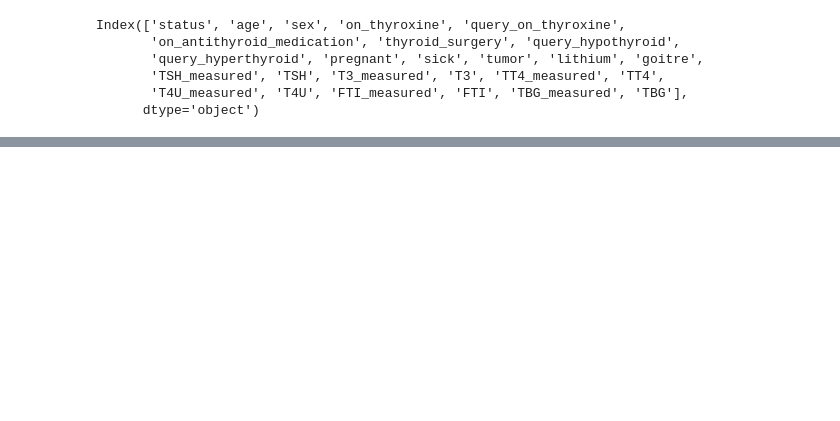
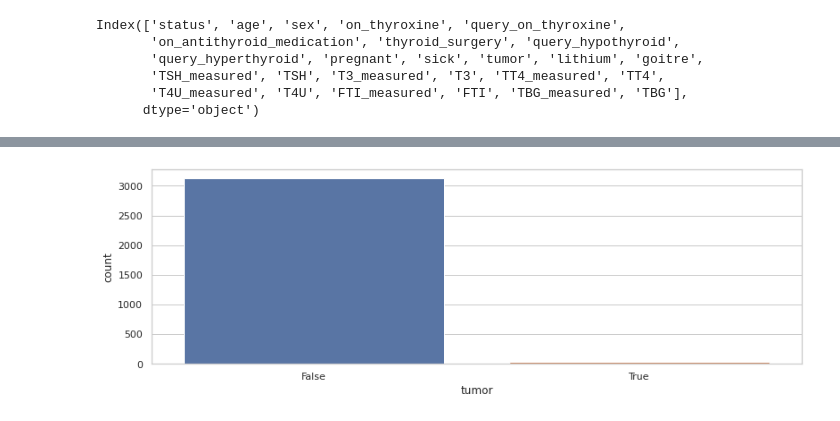
Before and after one commit to Eswa2020/Decision-trees-project, a Jupyter notebook: Esther_Wairimu_Kamau_Independent_Project_week8_core.ipynb, the cells around one changed output, grey strips where cells are left out. Saved outputs shown, nothing was run; the diff lists cells and outputs as text; code cells hidden in the pictures; blank space fills up the shorter version.

```diff
--- a/Esther_Wairimu_Kamau_Independent_Project_week8_core.ipynb
+++ b/Esther_Wairimu_Kamau_Independent_Project_week8_core.ipynb
@@ -418,0 +455,5 @@ sns.pairplot(df_thyroid,hue="")
+# %%
+plt.figure(figsize=(13, 4))
+sns.countplot(df_thyroid.tumor.dropna(), order = df_thyroid.tumor.value_counts().index);
+# %% [output]
+[figure, added]
```
Also changed, not shown: parts of 43 cells of this notebook.
